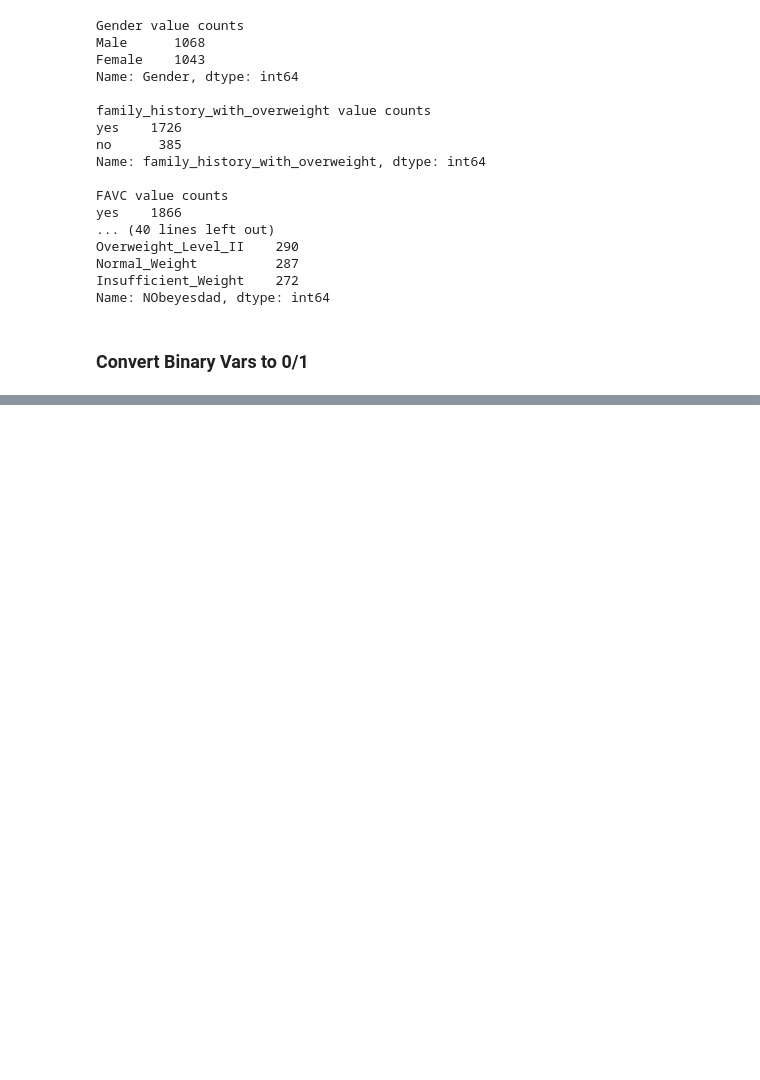
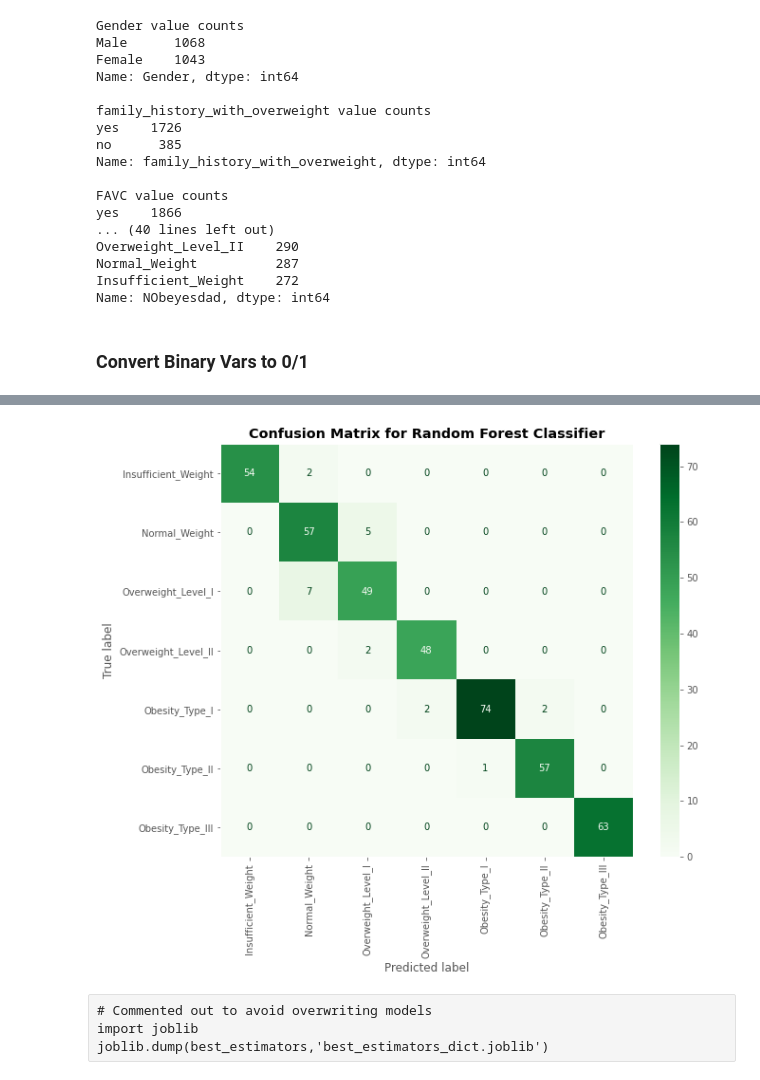
Before and after one commit to jgalloway42/classification_of_obesity_levels, a Jupyter notebook: Classification_of_Obesity_Levels.ipynb, the cells around one changed output, grey strips where cells are left out. Cells and saved outputs as stored; diff of their text form; code cells hidden in the pictures; blank space fills up the shorter version.

```diff
--- a/Classification_of_Obesity_Levels.ipynb
+++ b/Classification_of_Obesity_Levels.ipynb
@@ -122,0 +344,16 @@ df.SCC = (df.SCC == 'yes').astype(int)
+# %%
+# plot heatmap
+f,ax = plt.subplots(nrows = 1, ncols = 1, figsize=(10,8))
+plot_confusion_matrix(best_estimators['rf'],X_test,y_test,
+                      xticks_rotation='vertical',display_labels=labels,
+                      cmap=plt.cm.Greens, ax = ax
+                     )
+ax.grid(False)
+_ = ax.set_title('Confusion Matrix for Random Forest Classifier',
+            fontweight='bold')
+# %% [output]
+[figure, added]
+# %% [raw]
+# Commented out to avoid overwriting models
+import joblib
+joblib.dump(best_estimators,'best_estimators_dict.joblib')
```
Also changed, not shown: parts of 26 cells of this notebook, 2 other files.
